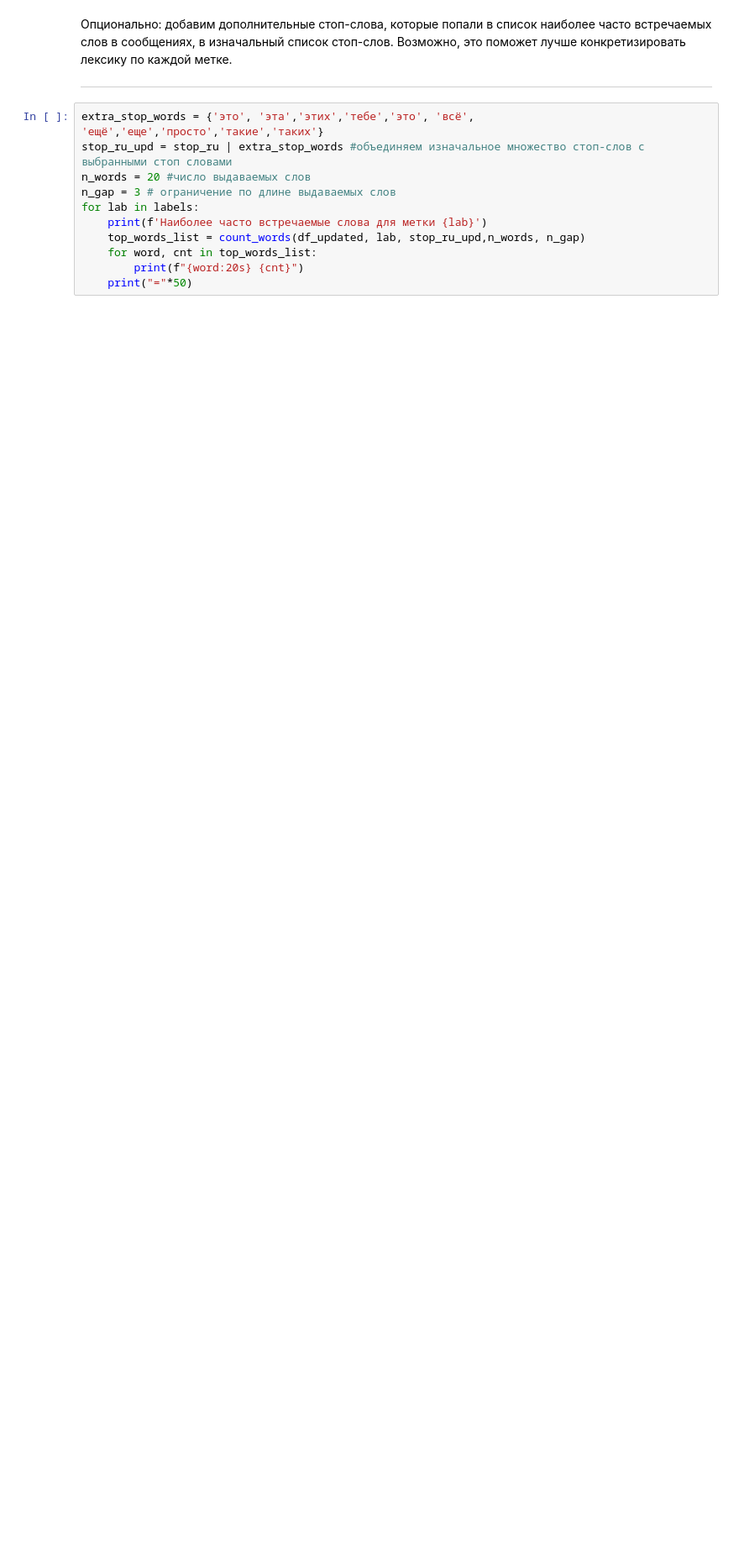
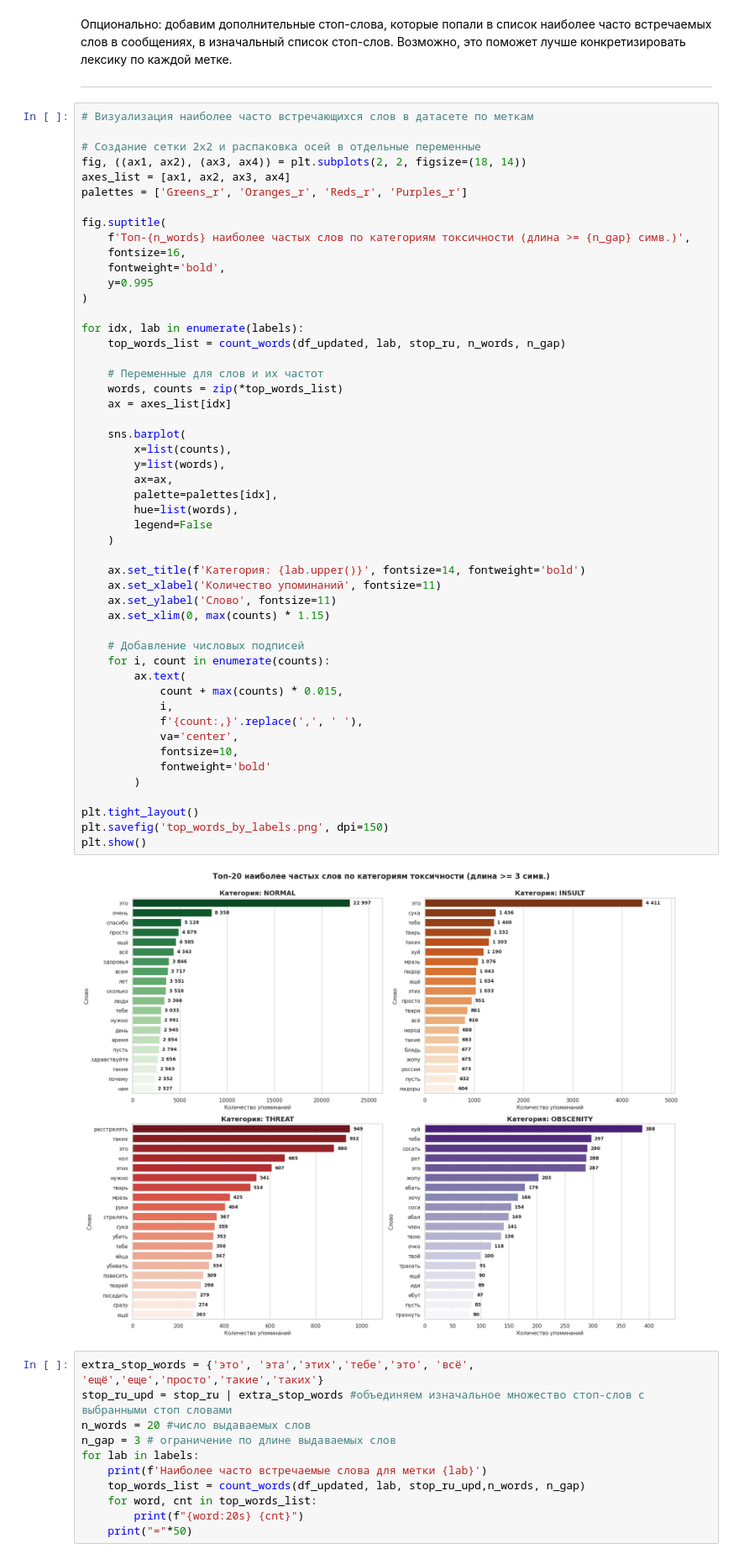
Before and after one commit to AI26-messages-tone-project/project, a Jupyter notebook: eda_analysis/eda_analysis.ipynb, the cells around one changed output. Shown at 84% size. Saved outputs shown, nothing was run; the diff lists cells and outputs as text; blank space fills up the shorter version.

```diff
--- a/eda_analysis/eda_analysis.ipynb
+++ b/eda_analysis/eda_analysis.ipynb
@@ -411,6 +735,58 @@ for lab in labels:
 Опционально: добавим дополнительные стоп-слова, которые попали в список наиболее часто встречаемых слов в сообщениях, в изначальный список стоп-слов.
 Возможно, это поможет лучше конкретизировать лексику по каждой метке.
 _______________________________________________
+# %%
+# Визуализация наиболее часто встречающихся слов в датасете по меткам
+
+# Создание сетки 2x2 и распаковка осей в отдельные переменные
+fig, ((ax1, ax2), (ax3, ax4)) = plt.subplots(2, 2, figsize=(18, 14))
+axes_list = [ax1, ax2, ax3, ax4]
+palettes = ['Greens_r', 'Oranges_r', 'Reds_r', 'Purples_r']
+
+fig.suptitle(
+    f'Топ-{n_words} наиболее частых слов по категориям токсичности (длина >= {n_gap} симв.)',
+    fontsize=16,
+    fontweight='bold',
+    y=0.995
+)
+
+for idx, lab in enumerate(labels):
+    top_words_list = count_words(df_updated, lab, stop_ru, n_words, n_gap)
+
+    # Переменные для слов и их частот
+    words, counts = zip(*top_words_list)
+    ax = axes_list[idx]
+
+    sns.barplot(
+        x=list(counts),
+        y=list(words),
+        ax=ax,
+        palette=palettes[idx],
+        hue=list(words),
+        legend=False
+    )
+
+    ax.set_title(f'Категория: {lab.upper()}', fontsize=14, fontweight='bold')
+    ax.set_xlabel('Количество упоминаний', fontsize=11)
+    ax.set_ylabel('Слово', fontsize=11)
+    ax.set_xlim(0, max(counts) * 1.15)
+
+    # Добавление числовых подписей
+    for i, count in enumerate(counts):
+        ax.text(
+            count + max(counts) * 0.015,
+            i,
+            f'{count:,}'.replace(',', ' '),
+            va='center',
+            fontsize=10,
+            fontweight='bold'
+        )
+
+plt.tight_layout()
+plt.savefig('top_words_by_labels.png', dpi=150)
+plt.show()
+# %% [output]
+[figure, added]
 # %%
 extra_stop_words = {'это', 'эта','этих','тебе','это', 'всё', 'ещё','еще','просто','такие','таких'}
 stop_ru_upd = stop_ru | extra_stop_words #объединяем изначальное множество стоп-слов с выбранными стоп словами
```
Also changed, not shown: parts of 13 cells of this notebook, 1 other file.
